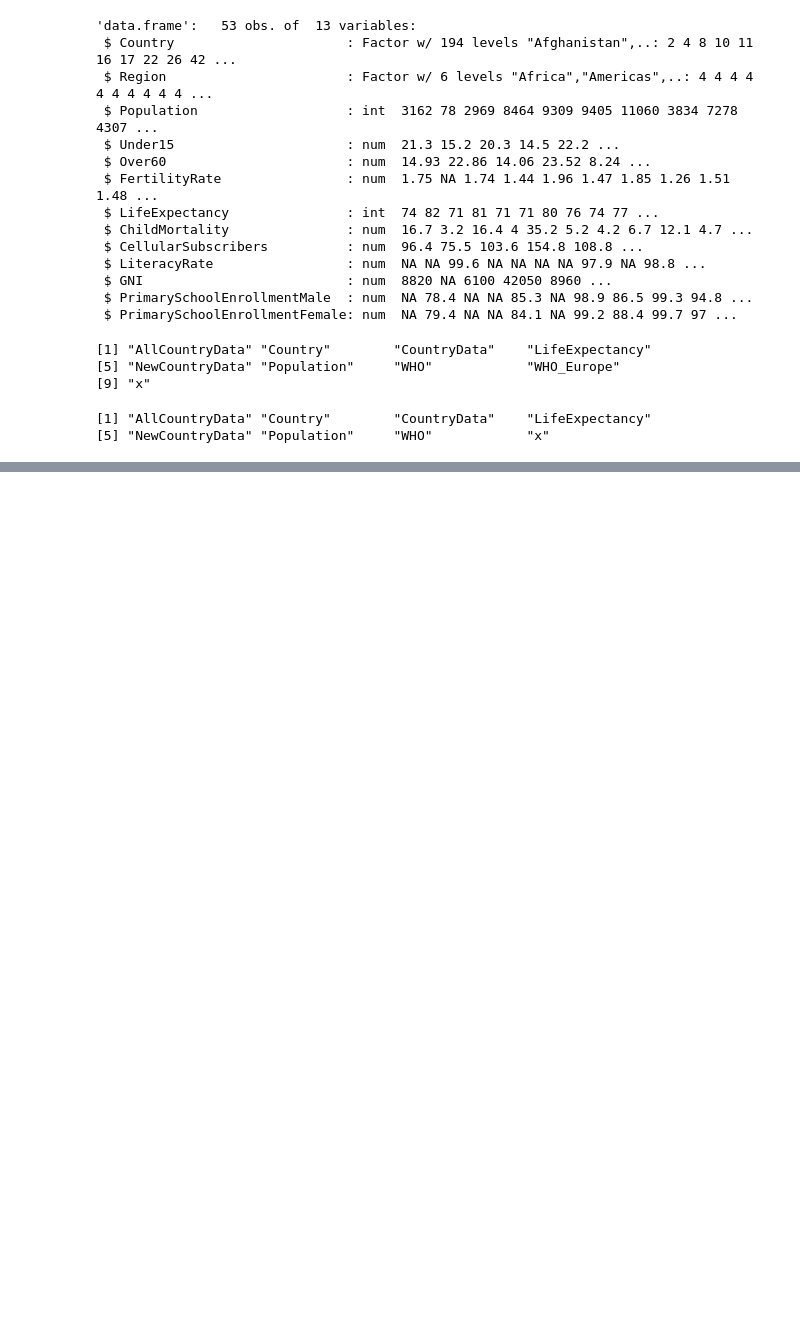
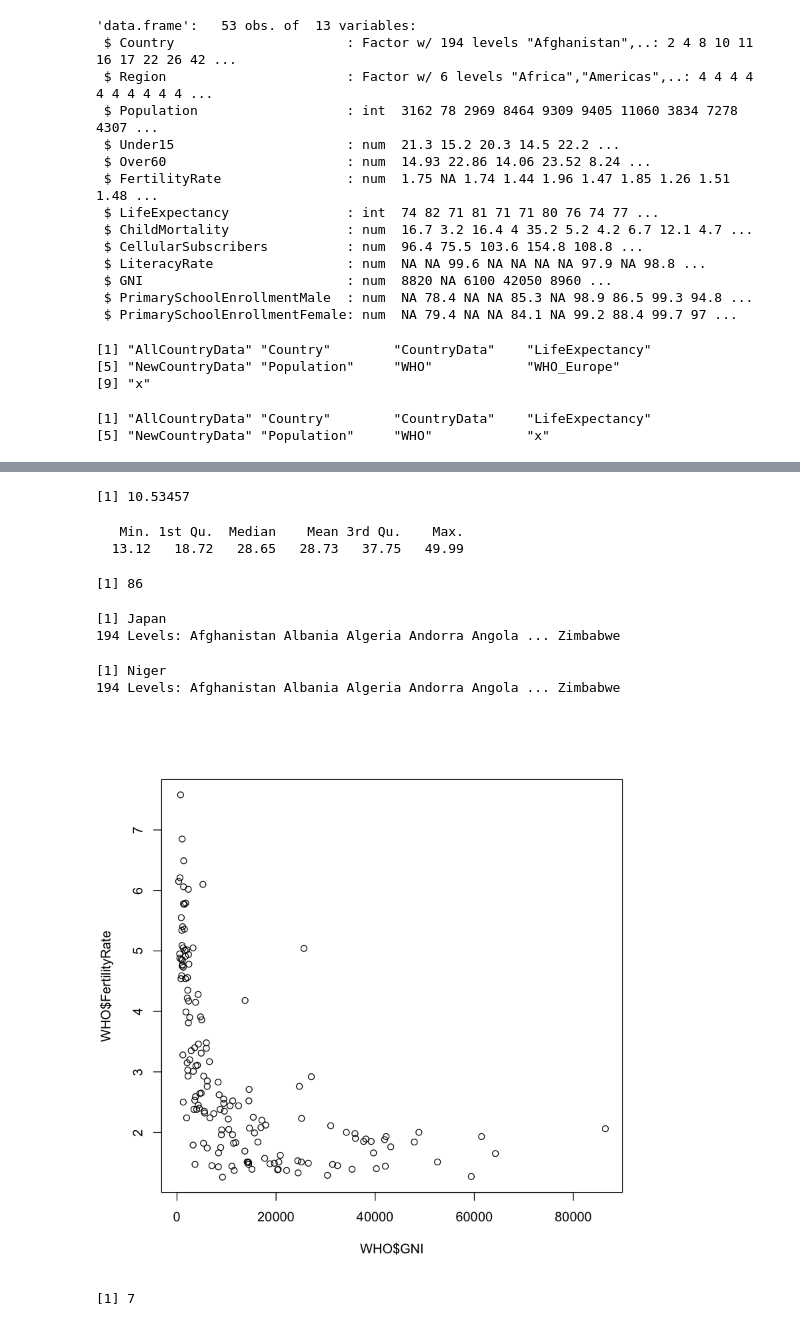
Before and after one commit to zarak/AnalyticsEdge, a Jupyter notebook: Unit 1.ipynb, the cells around one changed output, grey strips where cells are left out. Drawn from its saved outputs; the diff is of its cells as text; code cells hidden in the pictures; blank space fills up the shorter version.

```diff
--- a/Unit 1.ipynb
+++ b/Unit 1.ipynb
@@ -142,0 +149,32 @@ ls()
+# %%
+sd(WHO$Under15)
+# %% [output]
+[1] 10.53457
+# %%
+summary(WHO$Under15)
+# %% [output]
+   Min. 1st Qu.  Median    Mean 3rd Qu.    Max.
+  13.12   18.72   28.65   28.73   37.75   49.99
+# %%
+which.min(WHO$Under15)
+# %% [output]
+[1] 86
+# %%
+WHO$Country[86]
+# %% [output]
+[1] Japan
+194 Levels: Afghanistan Albania Algeria Andorra Angola ... Zimbabwe
+# %%
+WHO$Country[which.max(WHO$Under15)]
+# %% [output]
+[1] Niger
+194 Levels: Afghanistan Albania Algeria Andorra Angola ... Zimbabwe
+# %%
+plot(WHO$GNI, WHO$FertilityRate)
+# %% [output]
+[figure, added]
+# %%
+Outliers = subset(WHO, GNI > 10000 & FertilityRate > 2.5)
+nrow(Outliers)
+# %% [output]
+[1] 7
```
Also changed, not shown: parts of 9 cells of this notebook.
